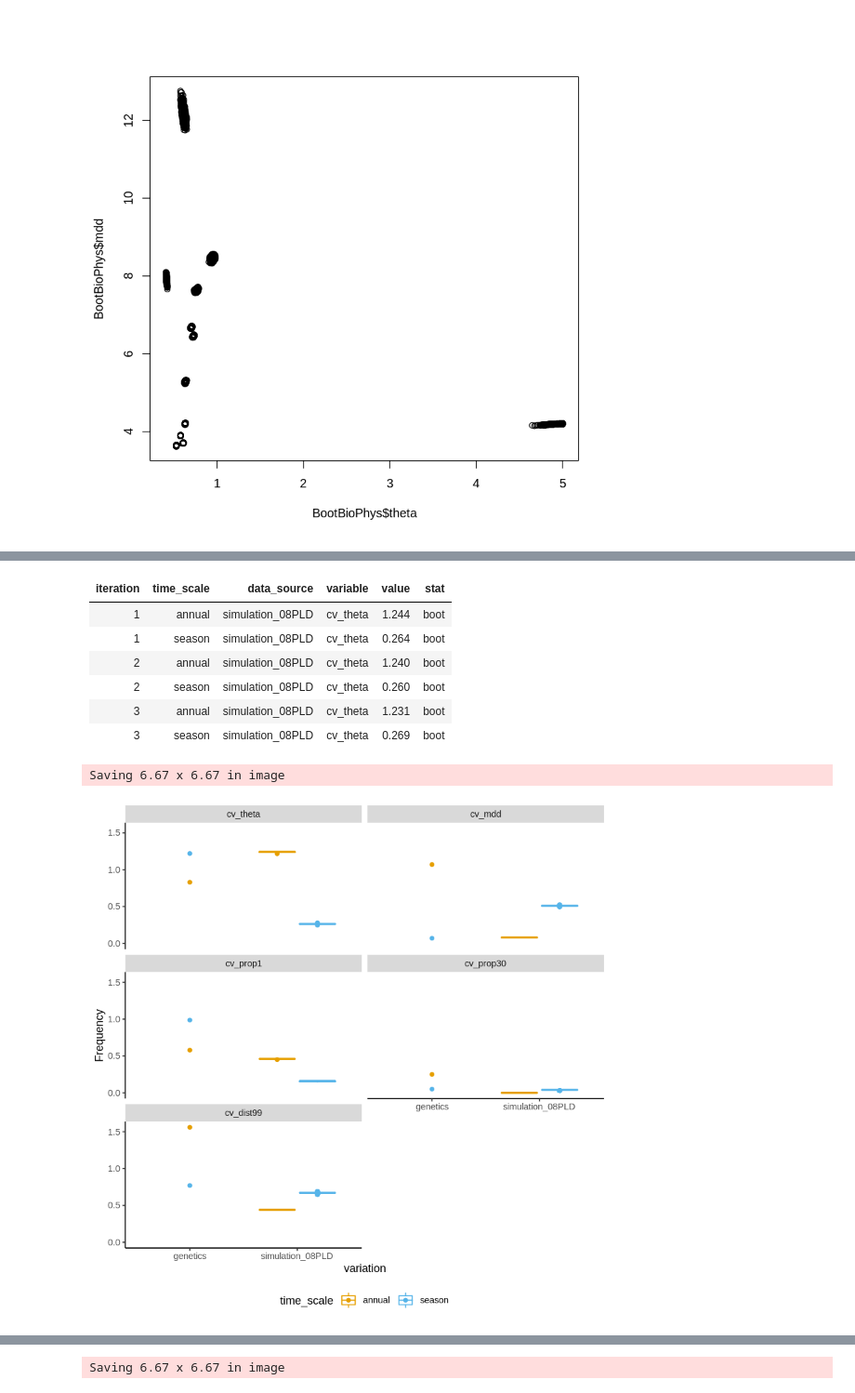
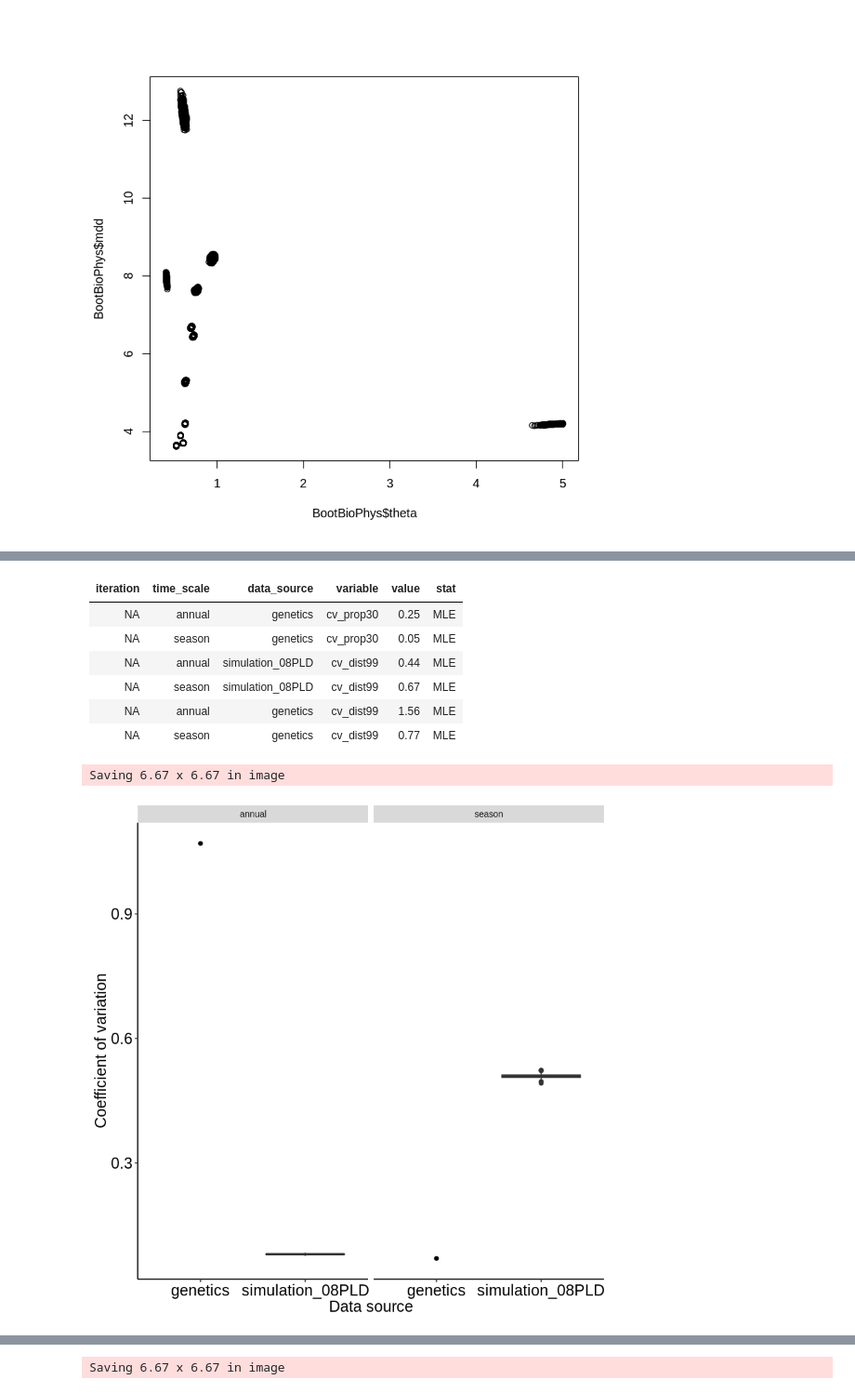
Before and after one commit to pinskylab/CamotesROMS, a Jupyter notebook: notebooks/process_ROMS_kernels.ipynb, the cells around one changed output, grey strips where cells are left out. Shown at 93% size. Drawn from its saved outputs; the diff is of its cells as text; code cells hidden in the pictures.

Commit message:
before moving script pieces to functions and bootstrapping parentage matrix

```diff
--- a/notebooks/process_ROMS_kernels.ipynb
+++ b/notebooks/process_ROMS_kernels.ipynb
@@ -462,42 +530,45 @@ head(ToPlotBoot)
 # %%
 test <- rbind(ToPlotBoot[, stat := "boot"], ToPlotVariation[,stat := "MLE"], fill=TRUE)
-head(test)
+tail(test)
 # %% [output]
 | iteration | time_scale | data_source | variable | value | stat |
-| 1 | annual | simulation_08PLD | cv_theta | 1.244 | boot |
-| 1 | season | simulation_08PLD | cv_theta | 0.264 | boot |
-| 2 | annual | simulation_08PLD | cv_theta | 1.240 | boot |
-| 2 | season | simulation_08PLD | cv_theta | 0.260 | boot |
-| 3 | annual | simulation_08PLD | cv_theta | 1.231 | boot |
-| 3 | season | simulation_08PLD | cv_theta | 0.269 | boot |
+| NA | annual | genetics | cv_prop30 | 0.25 | MLE |
+| NA | season | genetics | cv_prop30 | 0.05 | MLE |
+| NA | annual | simulation_08PLD | cv_dist99 | 0.44 | MLE |
+| NA | season | simulation_08PLD | cv_dist99 | 0.67 | MLE |
+| NA | annual | genetics | cv_dist99 | 1.56 | MLE |
+| NA | season | genetics | cv_dist99 | 0.77 | MLE |
 # %%
 ToPlotVariation$data_source <- factor(ToPlotVariation$data_source, levels=c("genetics", "simulation_08PLD"))#, "simulation_15PLD"
 ToPlotBoot$data_source <- factor(ToPlotBoot$data_source, levels=c("genetics", "simulation_08PLD"))#, "simulation_15PLD"
 test$data_source <- factor(test$data_source, levels=c("genetics", "simulation_08PLD"))#, "simulation_15PLD"
 
 cbbPalette <- c("#E69F00", "#56B4E9", "#CC79A7")#, #"#F0E442","#009E73" "#0072B2", "#D55E00", "#CC79A7")
 
-CVPlotAnnual <- ggplot(data=test, aes(x=data_source , y=value, color=time_scale) ) +
-    geom_boxplot(data=test[stat== "boot"]) +#aes(x=data_source, y=value, color=time_scale)#, binwidth = 0.005
+CVPlotAnnual <- ggplot(data=test, aes(x=data_source , y=value) ) +
+    geom_boxplot(data=test[stat== "boot" & variable=="cv_mdd"]) +#aes(x=data_source, y=value, color=time_scale)#, binwidth = 0.005
     #geom_histogram(data=ToPlotBoot[variable !="sd_k" & time_scale=="annual"& data_source=="simulation_15PLD"], aes(x=value), color="#CC79A7", fill="#CC79A7", binwidth = 0.005) +
-    geom_point(data=test[stat== "MLE" & data_source =="genetics" ]) + #, aes(x=data_source, y=value,  color=time_scale)
-    ylab("Frequency") +
-    xlab("variation")+
+    geom_point(data=test[stat== "MLE" & data_source =="genetics" &variable=="cv_mdd"]) + #, aes(x=data_source, y=value,  color=time_scale)
+    ylab("Coefficient of variation") +
+    xlab("Data source")+
     theme(legend.position = "bottom",
     legend.key=element_blank(),
     panel.grid.major = element_blank(),
     panel.grid.minor = element_blank(),
     panel.background = element_blank(), #,
-    axis.line = element_line(colour = "black"))+
+    axis.line = element_line(colour = "black"),axis.text.x =  element_text(size=15, color="black"),#15 for publication, 20 for presentation #element_text(size=15, color="black", family="Helvetica"),
+    axis.title.y =  element_text(size=15, color="black"),
+    axis.title.x =  element_text(size=15, color="black"),#15 for publication, 20 for presentation #element_text(size=15, color="black", family="Helvetica"),
+    axis.text.y =  element_text(size=15, color="black"))+
     scale_colour_manual(values=cbbPalette)+
     scale_fill_manual(values=cbbPalette)+
-    facet_wrap(~  variable, ncol = 2)
+    facet_wrap(~  time_scale, ncol = 2)
 
    # ggtitle()
     #geom_point(aes(x=SimMDD, y=GenMDD), color="blue")
 CVPlotAnnual
 
-#ggsave(filename="BootstrappedCVComparisonBothTimeScales5Panel.png", plot= CVPlotAnnual, path="~/oceanography/script_output/plots/" )
+#ggsave(filename="BootstrappedCVComparisonBothTimeScalesMDD.png", plot= CVPlotAnnual, path="~/oceanography/script_output/plots/" )
 # %% [output]
 Saving 6.67 x 6.67 in image
-[figure, old version]
+[figure, new version]
```
Also changed, not shown: parts of 7 cells of this notebook, 9 other files.
